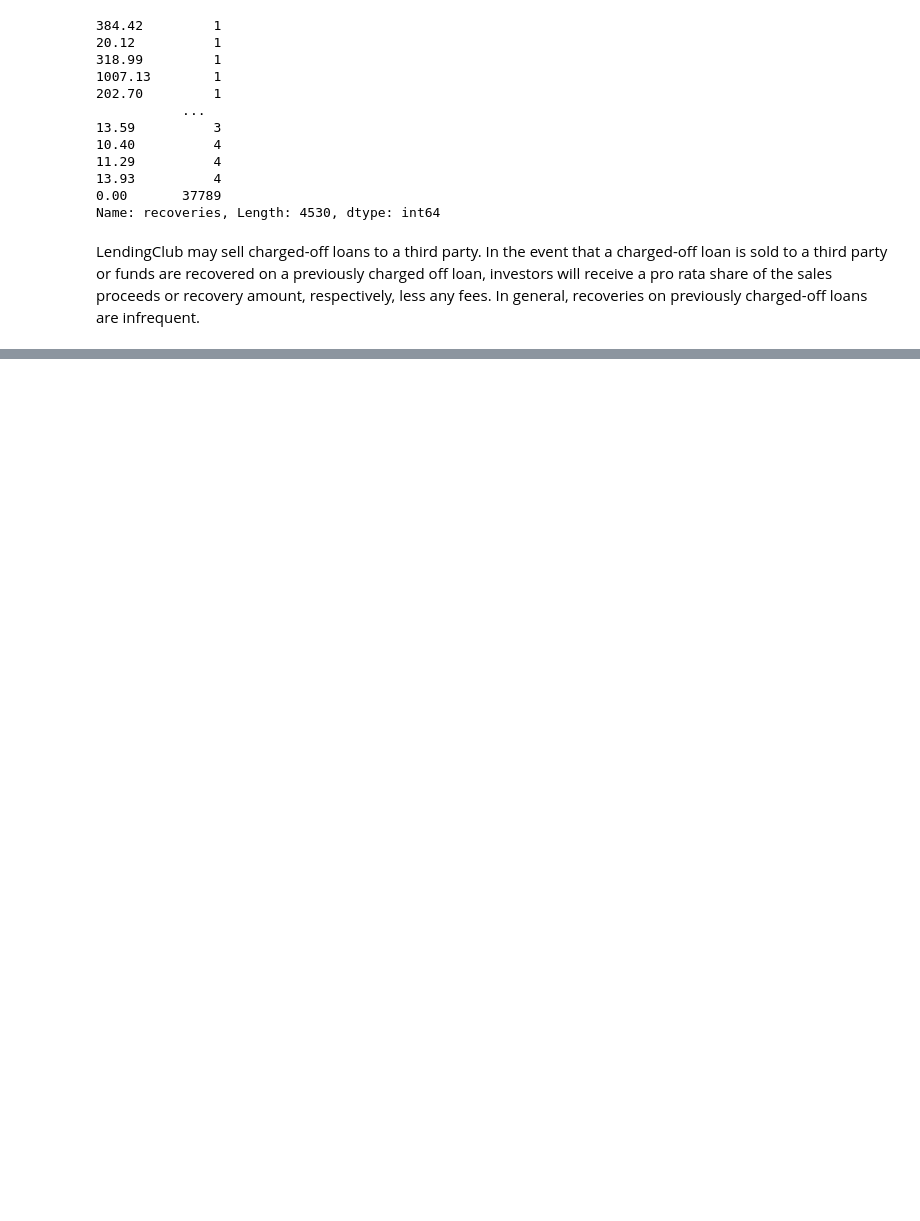
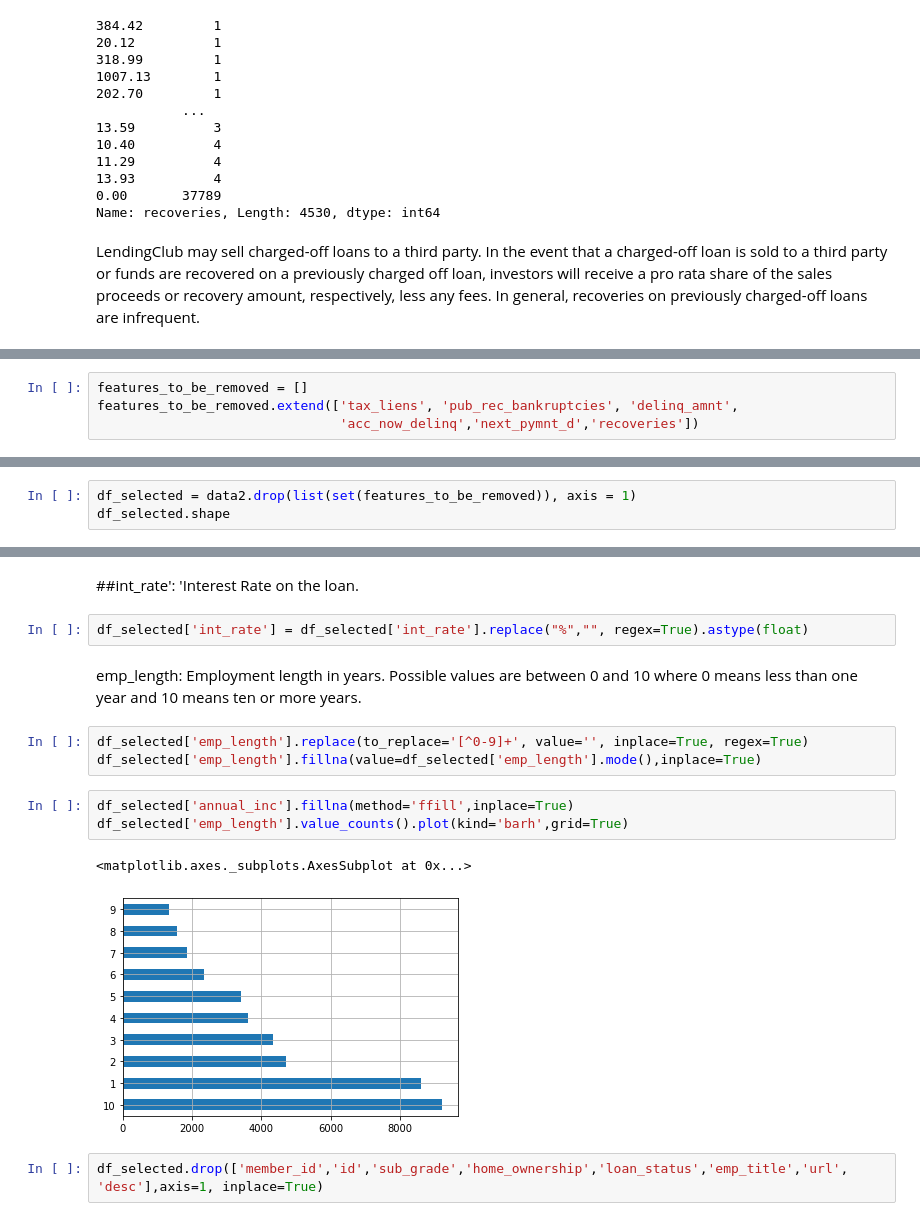
Before and after one commit to 15021996/Loan-Default-Prediction, a Jupyter notebook: Soumya_Loan_Default_Prediction_Capstone_Project.ipynb, the cells around one changed output, grey strips where cells are left out. Saved outputs shown, nothing was run; the diff lists cells and outputs as text; blank space fills up the shorter version.

```diff
--- a/Soumya_Loan_Default_Prediction_Capstone_Project.ipynb
+++ b/Soumya_Loan_Default_Prediction_Capstone_Project.ipynb
@@ -399,0 +489,4 @@ LendingClub may sell charged-off loans to a third party. In the event that a cha
+# %%
+features_to_be_removed = []
+features_to_be_removed.extend(['tax_liens', 'pub_rec_bankruptcies', 'delinq_amnt',
+                               'acc_now_delinq','next_pymnt_d','recoveries'])
@@ -399,0 +501,3 @@ LendingClub may sell charged-off loans to a third party. In the event that a cha
+# %%
+df_selected = data2.drop(list(set(features_to_be_removed)), axis = 1)
+df_selected.shape
@@ -399,0 +522,17 @@ LendingClub may sell charged-off loans to a third party. In the event that a cha
+# %% [markdown]
+##int_rate': 'Interest Rate on the loan.
+# %%
+df_selected['int_rate'] = df_selected['int_rate'].replace("%","", regex=True).astype(float)
+# %% [markdown]
+emp_length: Employment length in years. Possible values are between 0 and 10 where 0 means less than one year and 10 means ten or more years.
+# %%
+df_selected['emp_length'].replace(to_replace='[^0-9]+', value='', inplace=True, regex=True)
+df_selected['emp_length'].fillna(value=df_selected['emp_length'].mode(),inplace=True)
+# %%
+df_selected['annual_inc'].fillna(method='ffill',inplace=True)
+df_selected['emp_length'].value_counts().plot(kind='barh',grid=True)
+# %% [output]
+<matplotlib.axes._subplots.AxesSubplot at 0x...>
+[figure, added]
+# %%
+df_selected.drop(['member_id','id','sub_grade','home_ownership','loan_status','emp_title','url', 'desc'],axis=1, inplace=True)
```
Also changed, not shown: parts of 95 cells of this notebook.
